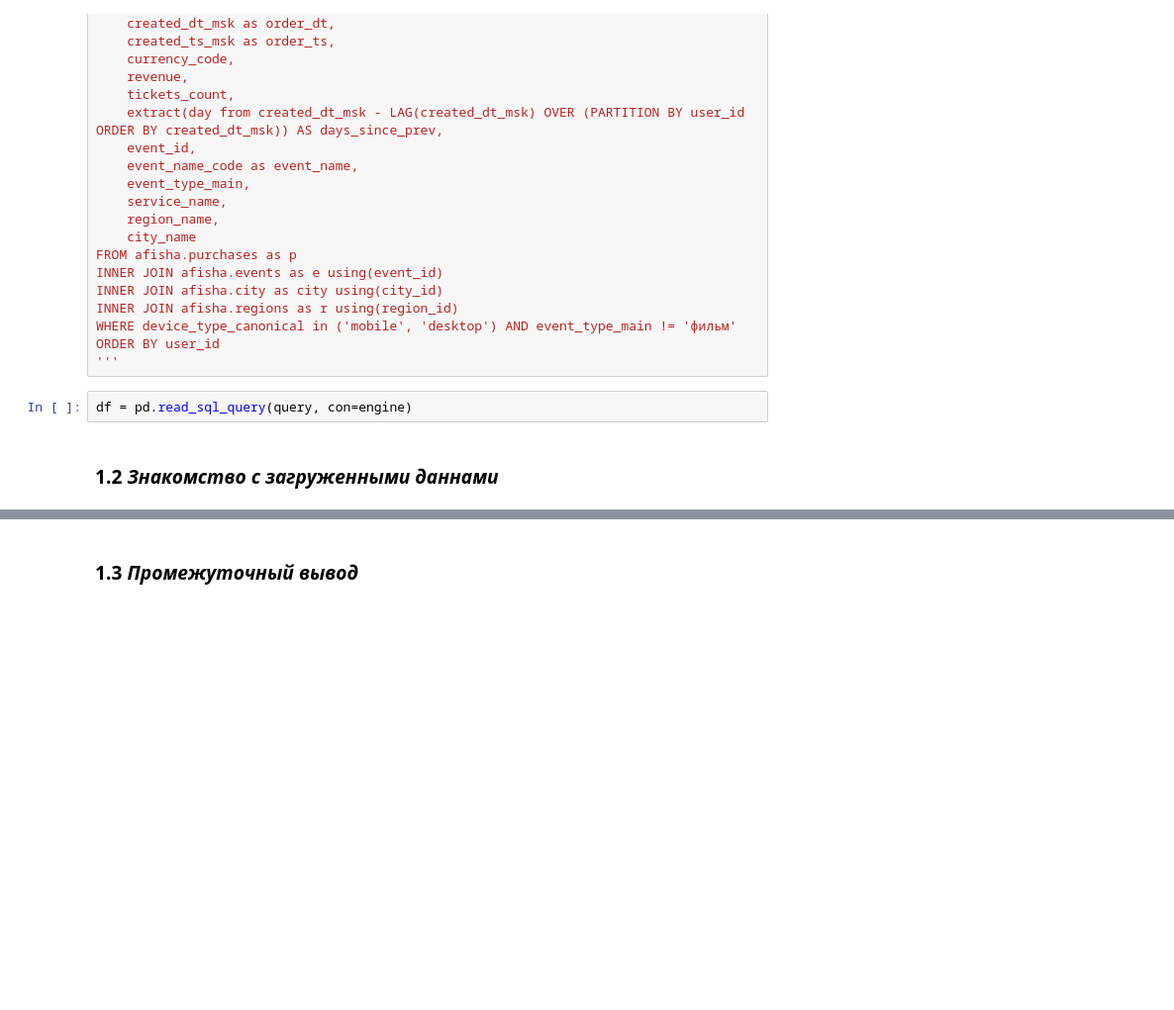
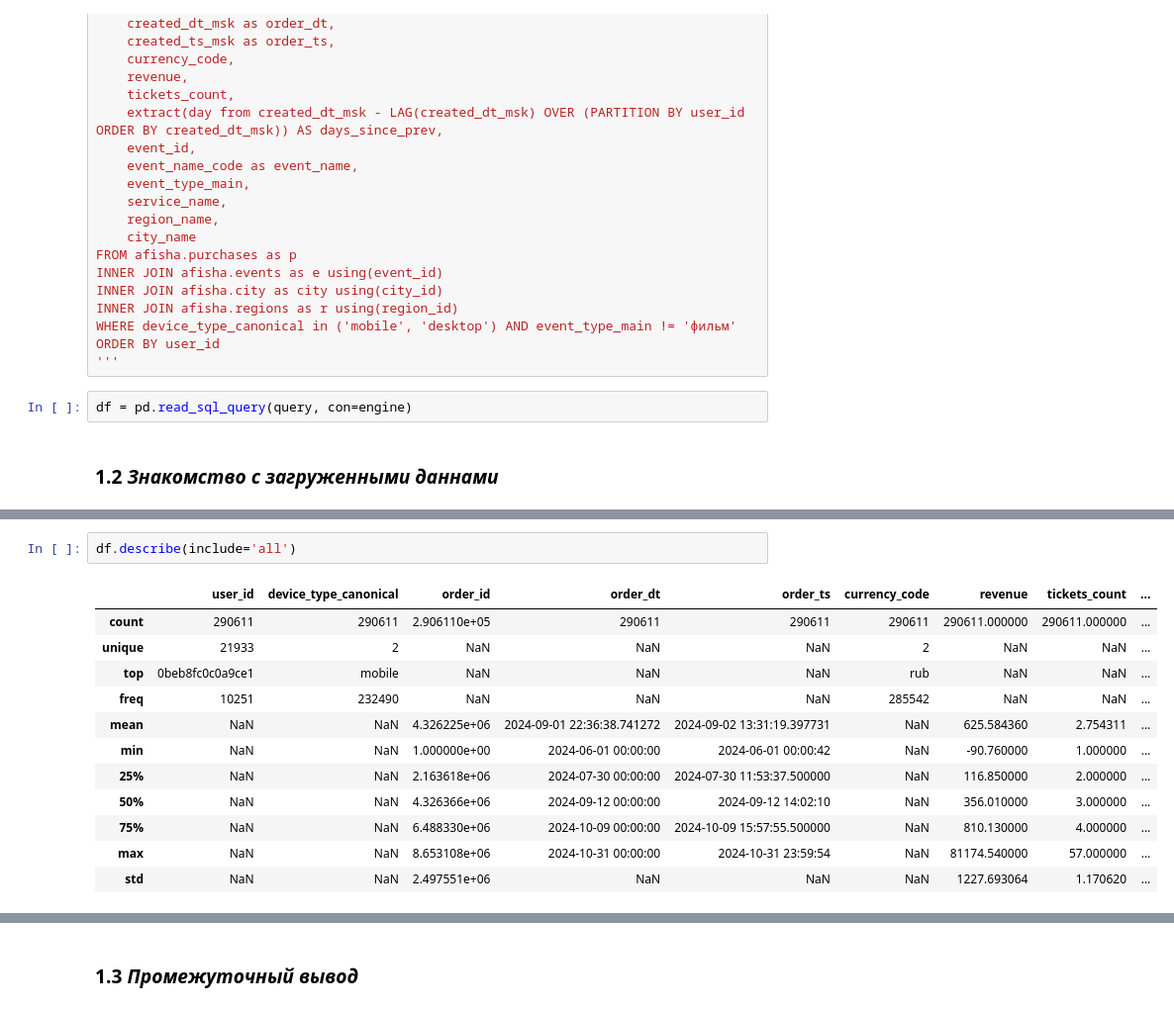
Before and after one commit to MEYakunin/Sprint9_Yandex_Afisha, a Jupyter notebook: Project.ipynb, the cells around one changed output, grey strips where cells are left out. Shown at 99% size. Saved outputs shown, nothing was run; the diff lists cells and outputs as text; blank space fills up the shorter version.

```diff
--- a/Project.ipynb
+++ b/Project.ipynb
@@ -104,0 +123,15 @@ df.head(10)
+# %%
+df.describe(include='all')
+# %% [output]
+|  | user_id | device_type_canonical | order_id | order_dt | order_ts | currency_code | revenue | tickets_count | ... |
+| count | 290611 | 290611 | 2.906110e+05 | 290611 | 290611 | 290611 | 290611.000000 | 290611.000000 | ... |
+| unique | 21933 | 2 | NaN | NaN | NaN | 2 | NaN | NaN | ... |
+| top | 0beb8fc0c0a9ce1 | mobile | NaN | NaN | NaN | rub | NaN | NaN | ... |
+| freq | 10251 | 232490 | NaN | NaN | NaN | 285542 | NaN | NaN | ... |
+| mean | NaN | NaN | 4.326225e+06 | 2024-09-01 22:36:38.741272 | 2024-09-02 13:31:19.397731 | NaN | 625.584360 | 2.754311 | ... |
+| min | NaN | NaN | 1.000000e+00 | 2024-06-01 00:00:00 | 2024-06-01 00:00:42 | NaN | -90.760000 | 1.000000 | ... |
+| 25% | NaN | NaN | 2.163618e+06 | 2024-07-30 00:00:00 | 2024-07-30 11:53:37.500000 | NaN | 116.850000 | 2.000000 | ... |
+| 50% | NaN | NaN | 4.326366e+06 | 2024-09-12 00:00:00 | 2024-09-12 14:02:10 | NaN | 356.010000 | 3.000000 | ... |
+| 75% | NaN | NaN | 6.488330e+06 | 2024-10-09 00:00:00 | 2024-10-09 15:57:55.500000 | NaN | 810.130000 | 4.000000 | ... |
+| max | NaN | NaN | 8.653108e+06 | 2024-10-31 00:00:00 | 2024-10-31 23:59:54 | NaN | 81174.540000 | 57.000000 | ... |
+| std | NaN | NaN | 2.497551e+06 | NaN | NaN | NaN | 1227.693064 | 1.170620 | ... |
```
Also changed, not shown: parts of 8 cells of this notebook.
